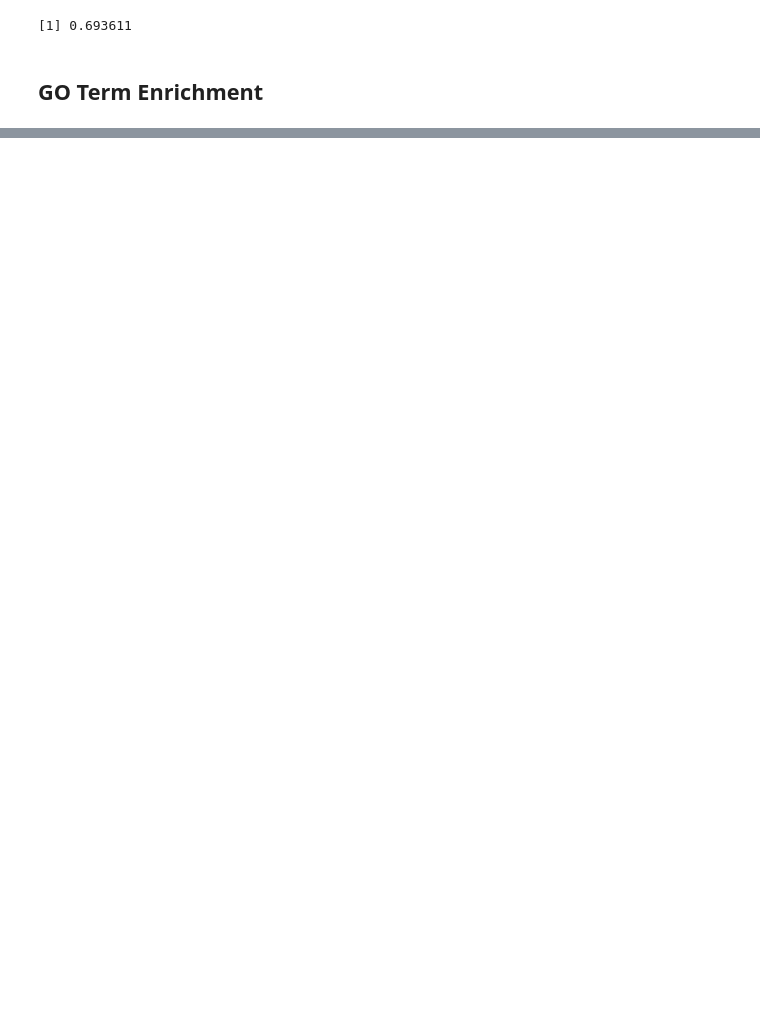
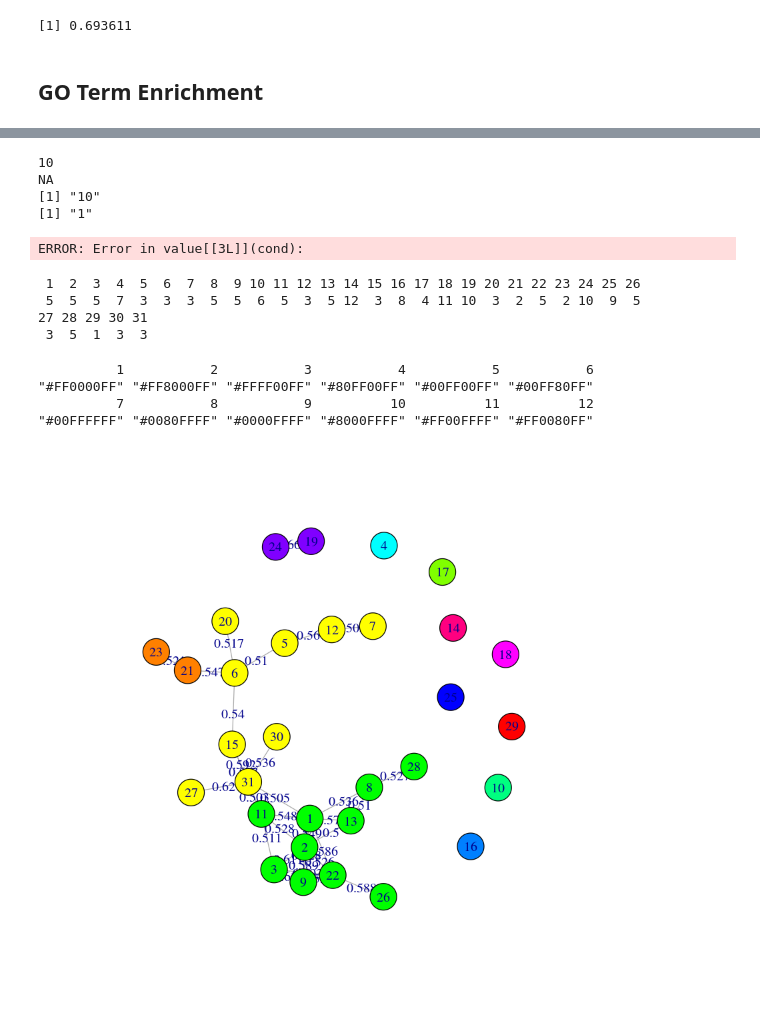
Before and after one commit to DavidMcDonald1993/hyperbolic_embedding, a Jupyter notebook: community_fitness.ipynb, the cells around one changed output, grey strips where cells are left out. Drawn from its saved outputs; the diff is of its cells as text; code cells hidden in the pictures; blank space fills up the shorter version.

```diff
--- a/community_fitness.ipynb
+++ b/community_fitness.ipynb
@@ -543,0 +546,10 @@ interClusterSimGO
+# %%
+# cluster network based on GO similairity
+go_communities <- greedy_community_search(clusterSim,
+                                          max_iter = 100, alpha=1.0, overlaps_allowed = F, min_community_size=0)
+# %% [output]
+10
+NA
+[1] "10"
+[1] "1"
+ERROR: Error in value[[3L]](cond):
@@ -543,0 +560,33 @@ interClusterSimGO
+# %%
+# reverse
+go_assignments <- numeric(length = length(communities))
+names(go_assignments) <- coms
+for (i in 1:length(go_communities)) {
+    for (com in go_communities[[i]]) {
+        go_assignments[com] <- i
+    }
+}
+# go_assignments_ <- components(I)$membership
+# %%
+go_assignments
+# %% [output]
+ 1  2  3  4  5  6  7  8  9 10 11 12 13 14 15 16 17 18 19 20 21 22 23 24 25 26
+ 5  5  5  7  3  3  3  5  5  6  5  3  5 12  3  8  4 11 10  3  2  5  2 10  9  5
+27 28 29 30 31
+ 3  5  1  3  3
+# %%
+colors <- rainbow(length(go_communities))
+names(colors) <- 1:length(go_communities)
+# %%
+colors
+# %% [output]
+          1           2           3           4           5           6
+"#FF0000FF" "#FF8000FF" "#FFFF00FF" "#80FF00FF" "#00FF00FF" "#00FF80FF"
+          7           8           9          10          11          12
+"#00FFFFFF" "#0080FFFF" "#0000FFFF" "#8000FFFF" "#FF00FFFF" "#FF0080FF"
+# %%
+I <- graph_from_adjacency_matrix(clusterSim, mode = "undirected", weighted = T)
+# %%
+plot.igraph(I, vertex.color=colors[go_assignments], edge.label=E(I)$weight)
+# %% [output]
+[figure, added]
```
Also changed, not shown: parts of 105 cells of this notebook, 4 other files.
